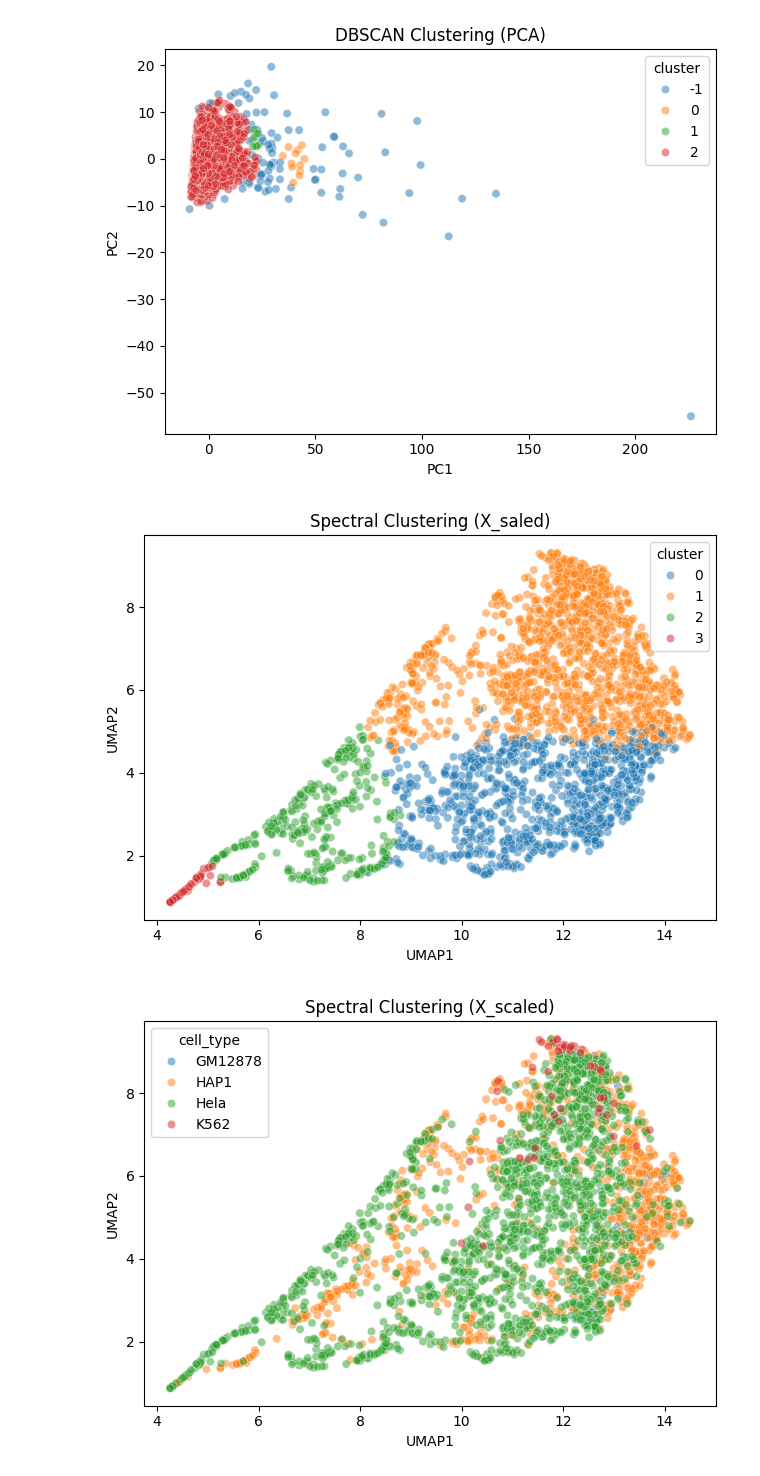
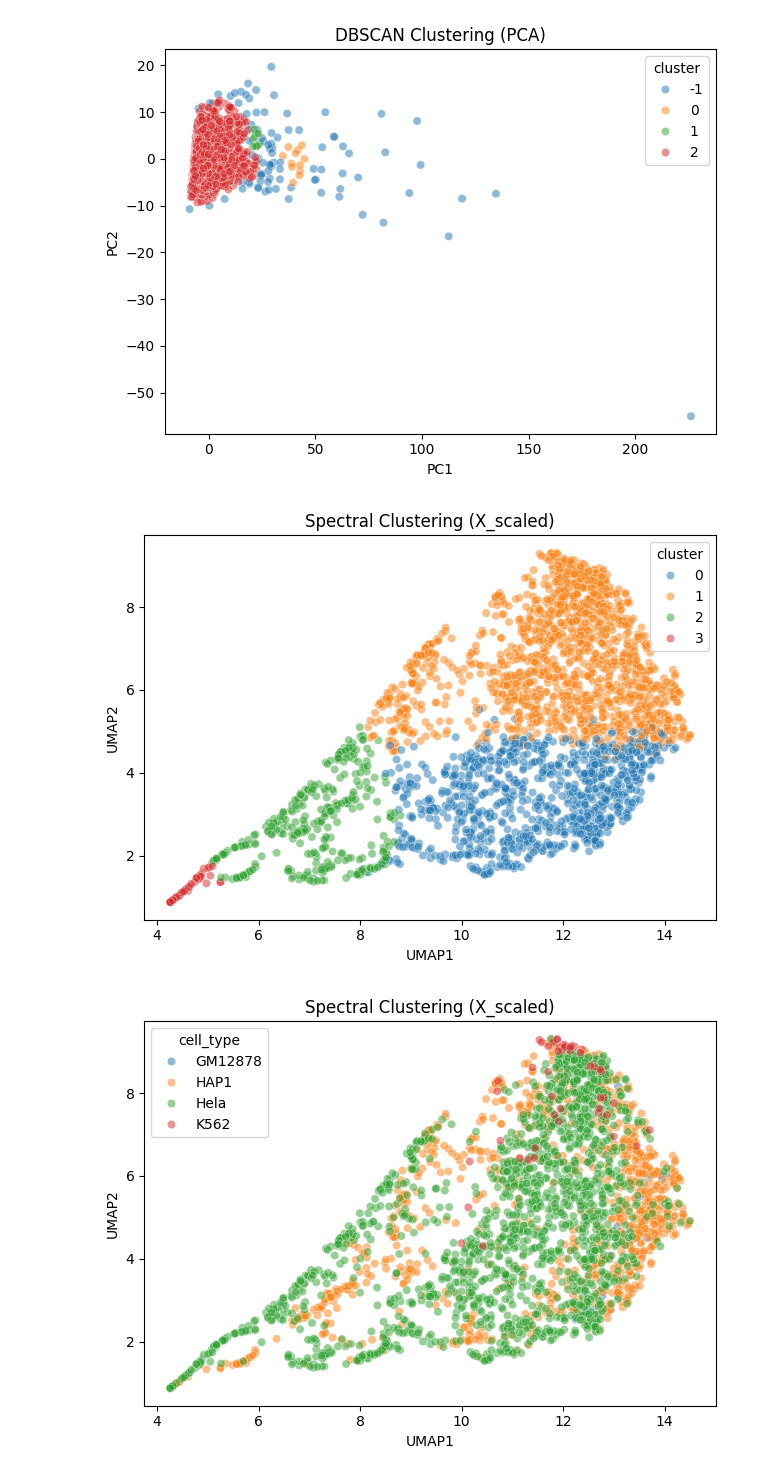
Before and after one commit to saladinshaurov/hic-cell-classification, a Jupyter notebook: notebooks/matrix-chromosome.ipynb, the cells around one changed output. Drawn from its saved outputs; the diff is of its cells as text; code cells hidden in the pictures.

```diff
--- a/notebooks/matrix-chromosome.ipynb
+++ b/notebooks/matrix-chromosome.ipynb
@@ -455,24 +453,24 @@ def extract_upper_triangle_features(matrix: pd.DataFrame) -> np.ndarray:
 # %%
 spectral = SpectralClustering(n_clusters=4, affinity='nearest_neighbors',
                               n_neighbors=10, assign_labels='kmeans',
                               random_state=42)
 cluster_labels = spectral.fit_predict(X_scaled)
 
 cluster_df = pd.DataFrame(X_umap, columns=["UMAP1", "UMAP2"], index=test_df.index)
 cluster_df["cluster"] = cluster_labels
 cluster_df["cell_type"] = test_df["cell_type"]
 
 sns.scatterplot(data=cluster_df, x="UMAP1", y="UMAP2", hue="cluster", palette="tab10", alpha=0.5)
-plt.title("Spectral Clustering (X_saled)")
+plt.title("Spectral Clustering (X_scaled)")
 plt.tight_layout()
 plt.show()
 
 sns.scatterplot(data=cluster_df, x="UMAP1", y="UMAP2", hue="cell_type", palette="tab10", alpha=0.5)
 plt.title("Spectral Clustering (X_scaled)")
 plt.tight_layout()
 plt.show()
 # %% [output]
-[figure, old version]
+[figure, new version]
 [figure]
 # %%
 ks = range(2, 10)
```
Also changed, not shown: parts of 1 cell of this notebook, 1 other file.
